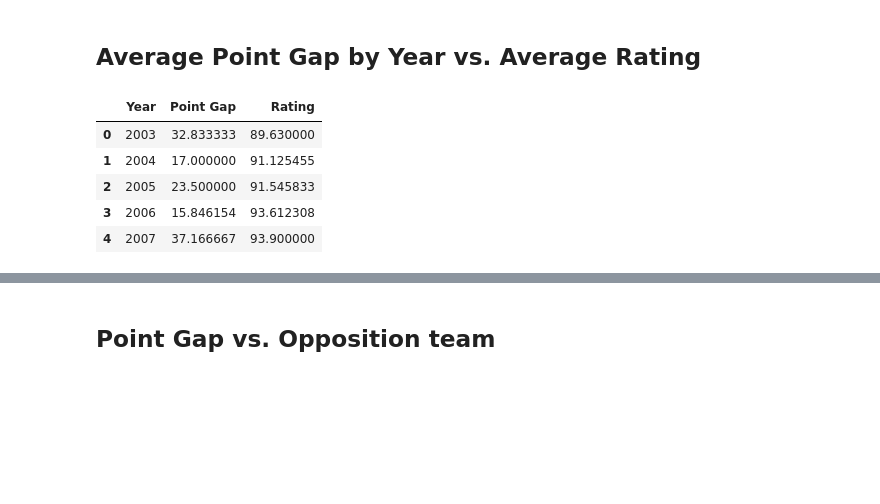
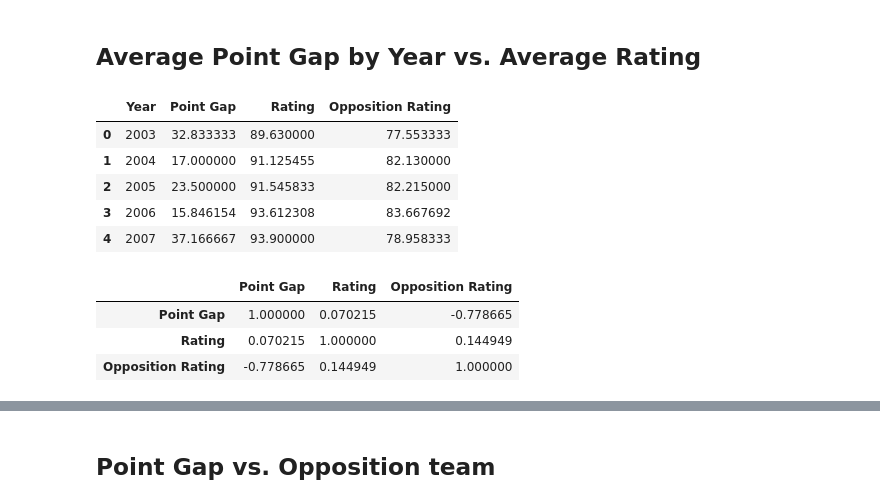
Before and after one commit to lorijta92/web-design-all-blacks, a Jupyter notebook: Resources/ab-match-analysis.ipynb, the cells around one changed output, grey strips where cells are left out. Cells and saved outputs as stored; diff of their text form; code cells hidden in the pictures; blank space fills up the shorter version.

```diff
--- a/Resources/ab-match-analysis.ipynb
+++ b/Resources/ab-match-analysis.ipynb
@@ -153,12 +162,19 @@ plt.show()
 # %%
 # Group data by year and take averages
 grouped_data = df.groupby(["Year"], as_index=False).mean()
-df4 = grouped_data[["Year", "Point Gap", "Rating"]]
+df4 = grouped_data[["Year", "Point Gap", "Rating", "Opposition Rating"]]
 df4.head()
 # %% [output]
-|  | Year | Point Gap | Rating |
-| 0 | 2003 | 32.833333 | 89.630000 |
-| 1 | 2004 | 17.000000 | 91.125455 |
-| 2 | 2005 | 23.500000 | 91.545833 |
-| 3 | 2006 | 15.846154 | 93.612308 |
-| 4 | 2007 | 37.166667 | 93.900000 |
+|  | Year | Point Gap | Rating | Opposition Rating |
+| 0 | 2003 | 32.833333 | 89.630000 | 77.553333 |
+| 1 | 2004 | 17.000000 | 91.125455 | 82.130000 |
+| 2 | 2005 | 23.500000 | 91.545833 | 82.215000 |
+| 3 | 2006 | 15.846154 | 93.612308 | 83.667692 |
+| 4 | 2007 | 37.166667 | 93.900000 | 78.958333 |
+# %%
+df4.corr(method="pearson")
+# %% [output]
+|  | Point Gap | Rating | Opposition Rating |
+| Point Gap | 1.000000 | 0.070215 | -0.778665 |
+| Rating | 0.070215 | 1.000000 | 0.144949 |
+| Opposition Rating | -0.778665 | 0.144949 | 1.000000 |
```
Also changed, not shown: parts of 3 cells of this notebook, 10 other files.
